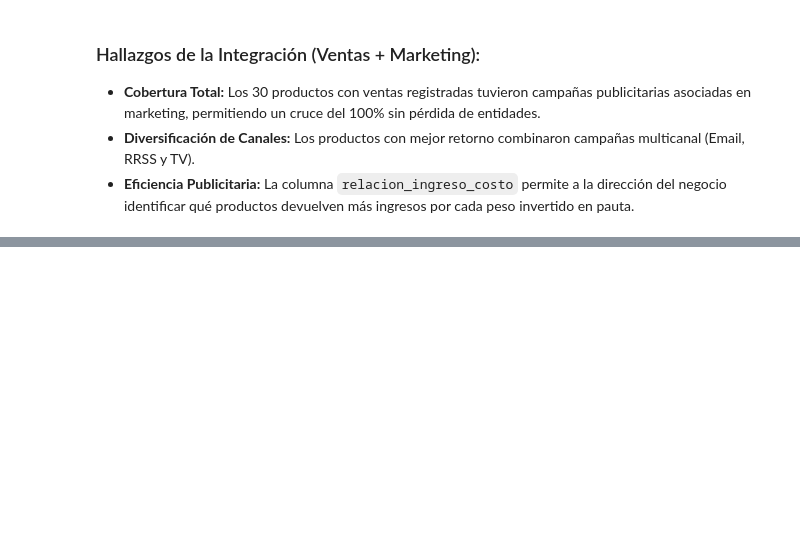
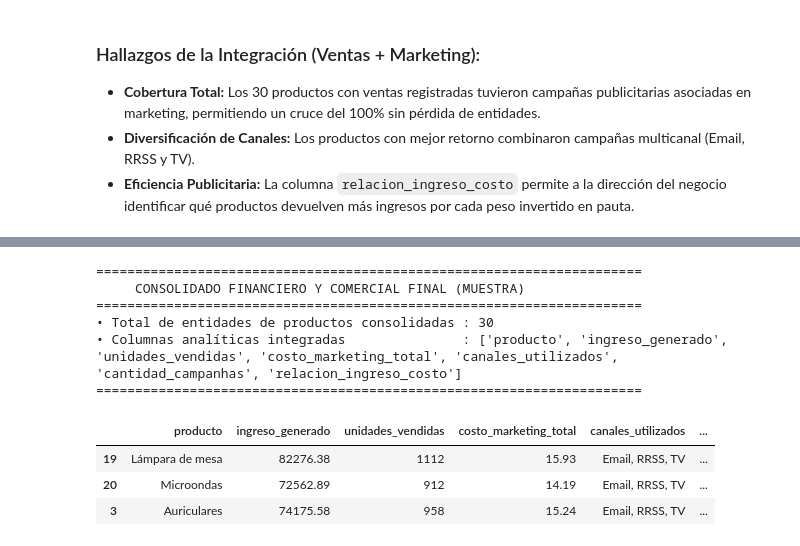
Before and after one commit to francoBa/analisisDatos-TT2026, a Jupyter notebook: entrega_final.ipynb, the cells around one changed output, grey strips where cells are left out. Drawn from its saved outputs; the diff is of its cells as text; code cells hidden in the pictures; blank space fills up the shorter version.

```diff
--- a/entrega_final.ipynb
+++ b/entrega_final.ipynb
@@ -870,8 +870,8 @@ df_integrado = pd.merge(
 # 4. Cálculo de métrica de eficiencia publicitaria (Ratio Ingreso / Costo Publicitario)
 df_integrado['relacion_ingreso_costo'] = df_integrado['ingreso_generado'] / df_integrado['costo_marketing_total']
 
-# Ordenar por los productos más rentables en relación a su inversión publicitaria
-df_integrado.sort_values(by='relacion_ingreso_costo', ascending=False, inplace=True)
+# Ordenar por los productos más rentables (sin inplace=True)
+df_integrado = df_integrado.sort_values(by='relacion_ingreso_costo', ascending=False)
 
 # 5. Vista ejecutiva formateada
 vista_integrada = df_integrado.copy()
@@ -911,0 +1019,26 @@ display(vista_integrada.head(10))
+# %%
+# =====================================================================
+# ACTIVIDAD 3.4: CONSOLIDACIÓN FINAL DE DATOS Y HALLAZGOS
+# =====================================================================
+
+df_consolidado_final = df_integrado.copy()
+
+print("=" * 70)
+print("     CONSOLIDADO FINANCIERO Y COMERCIAL FINAL (MUESTRA)")
+print("=" * 70)
+print(f"• Total de entidades de productos consolidadas : {len(df_consolidado_final)}")
+print(f"• Columnas analíticas integradas               : {list(df_consolidado_final.columns)}")
+print("=" * 70)
+
+display(df_consolidado_final.head(3))
+# %% [output]
+======================================================================
+     CONSOLIDADO FINANCIERO Y COMERCIAL FINAL (MUESTRA)
+======================================================================
+• Total de entidades de productos consolidadas : 30
+• Columnas analíticas integradas               : ['producto', 'ingreso_generado', 'unidades_vendidas', 'costo_marketing_total', 'canales_utilizados', 'cantidad_campanhas', 'relacion_ingreso_costo']
+======================================================================
+|  | producto | ingreso_generado | unidades_vendidas | costo_marketing_total | canales_utilizados | ... |
+| 19 | Lámpara de mesa | 82276.38 | 1112 | 15.93 | Email, RRSS, TV | ... |
+| 20 | Microondas | 72562.89 | 912 | 14.19 | Email, RRSS, TV | ... |
+| 3 | Auriculares | 74175.58 | 958 | 15.24 | Email, RRSS, TV | ... |
```
Also changed, not shown: parts of 16 cells of this notebook, 5 other files.
